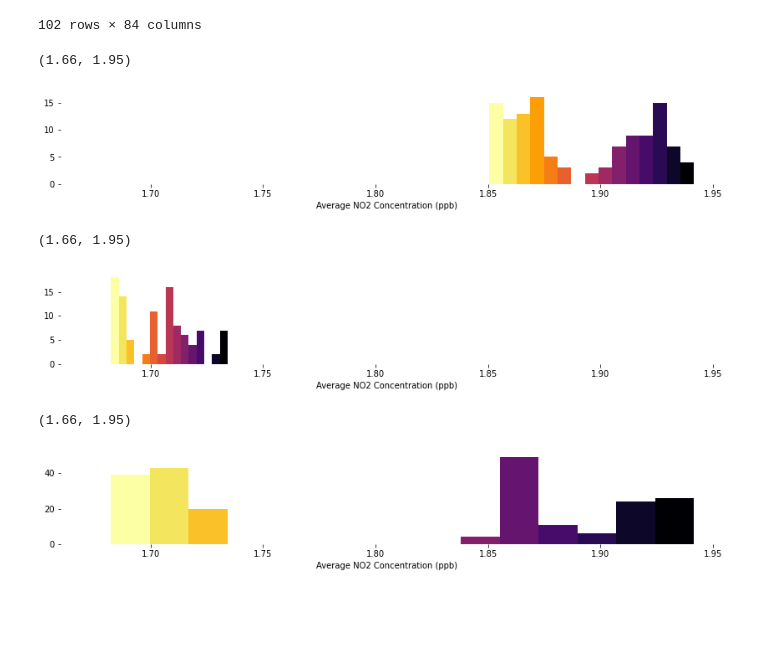
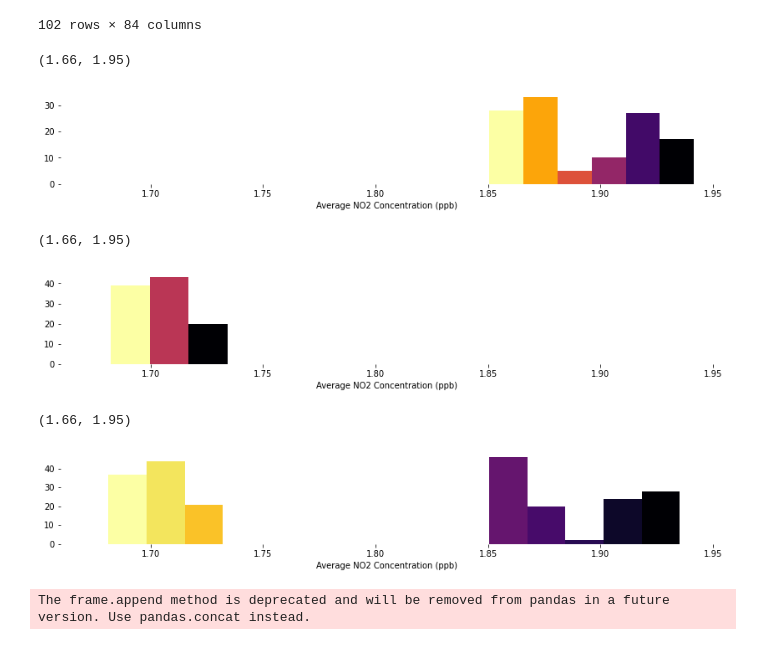
Before and after one commit to v4vigtory/Hyperlocal-Air-Quality-Prediction-in-Houston-neighborhoods, a Jupyter notebook: notebooks/models/prediction.ipynb, the cells around one changed output. Saved outputs shown, nothing was run; the diff lists cells and outputs as text; code cells hidden in the pictures; blank space fills up the shorter version.

Commit message:
Prediction vis

```diff
--- a/notebooks/models/prediction.ipynb
+++ b/notebooks/models/prediction.ipynb
@@ -316,4 +346,4 @@ plt.xlim(0,5)
 # %%
-df_no2_predict_nbhnums = df_no2_predict.join(neighborhood_ref)
-df_no2_predict_nbhnums
+df_no2_predict_neighbor = df_no2_predict.join(neighborhood_ref)
+df_no2_predict_neighbor
 # %% [output]
@@ -368,7 +398,7 @@ df2
 # Neighborhood 1
 # Histogram
 fig, ax = plt.subplots(figsize = (14, 2))
-n, bins, patches = plt.hist(df1["no2_predicted"], bins = 15)
+n, bins, patches = plt.hist(df1["no2_predicted"], bins = 6)
 
 cm = plt.cm.get_cmap('inferno')
 bin_centers = 0.5 * (bins[:-1] + bins[1:])
@@ -387,31 +417,31 @@ for ax, spine in ax.spines.items():
 plt.xlim(1.66, 1.95)
 # %% [output]
 (1.66, 1.95)
-[figure, old version]
+[figure, new version]
 # %%
 # Neighborhood 2
 # Histogram
 fig, ax = plt.subplots(figsize = (14, 2))
-n, bins, patches = plt.hist(df2["no2_predicted"], bins = 15)
+n, bins, patches = plt.hist(df2["no2_predicted"], bins = 3)
 
 cm = plt.cm.get_cmap('inferno')
 bin_centers = 0.5 * (bins[:-1] + bins[1:])
 
 # scale values to interval [0,1]
 col = bin_centers - max(bin_centers)
 col /= min(col)
 
 for c, p in zip(col, patches):
     plt.setp(p, 'facecolor', cm(c))
 
 ax.set_xlabel("Average NO2 Concentration (ppb)")
 for ax, spine in ax.spines.items():
     spine.set_visible(False)
 
 plt.xlim(1.66, 1.95)
 # %% [output]
 (1.66, 1.95)
-[figure, old version]
+[figure, new version]
 # %%
 # Histogram
 fig, ax = plt.subplots(figsize = (14, 2))
@@ -434,4 +464,4 @@ for ax, spine in ax.spines.items():
 plt.xlim(1.66, 1.95)
 # %% [output]
 (1.66, 1.95)
-[figure, old version]
+[figure, new version]
@@ -437,0 +485,5 @@ plt.xlim(1.66, 1.95)
+# %%
+# append them
+df_total = df_no2.append(df_no2_predict_neighbor)
+# %% [output]
+The frame.append method is deprecated and will be removed from pandas in a future version. Use pandas.concat instead.
```
Also changed, not shown: parts of 10 cells of this notebook.
